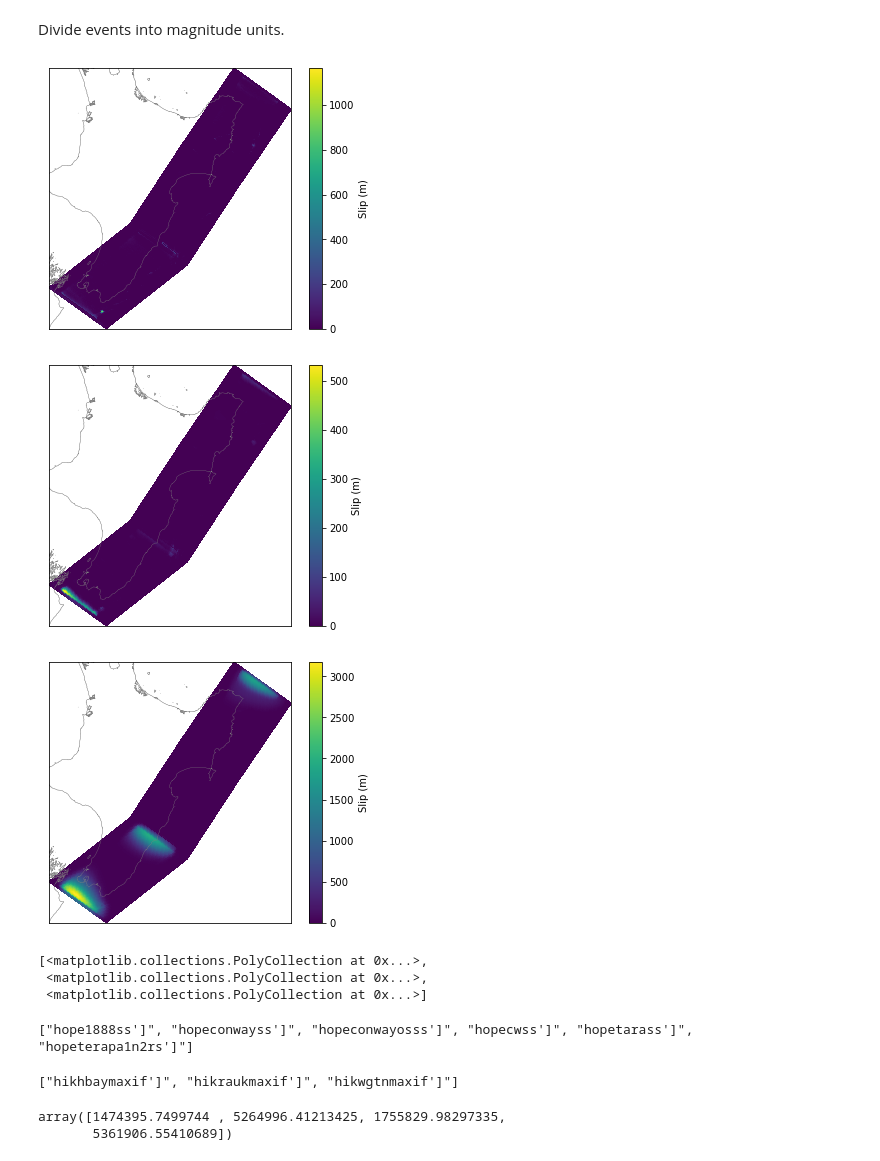
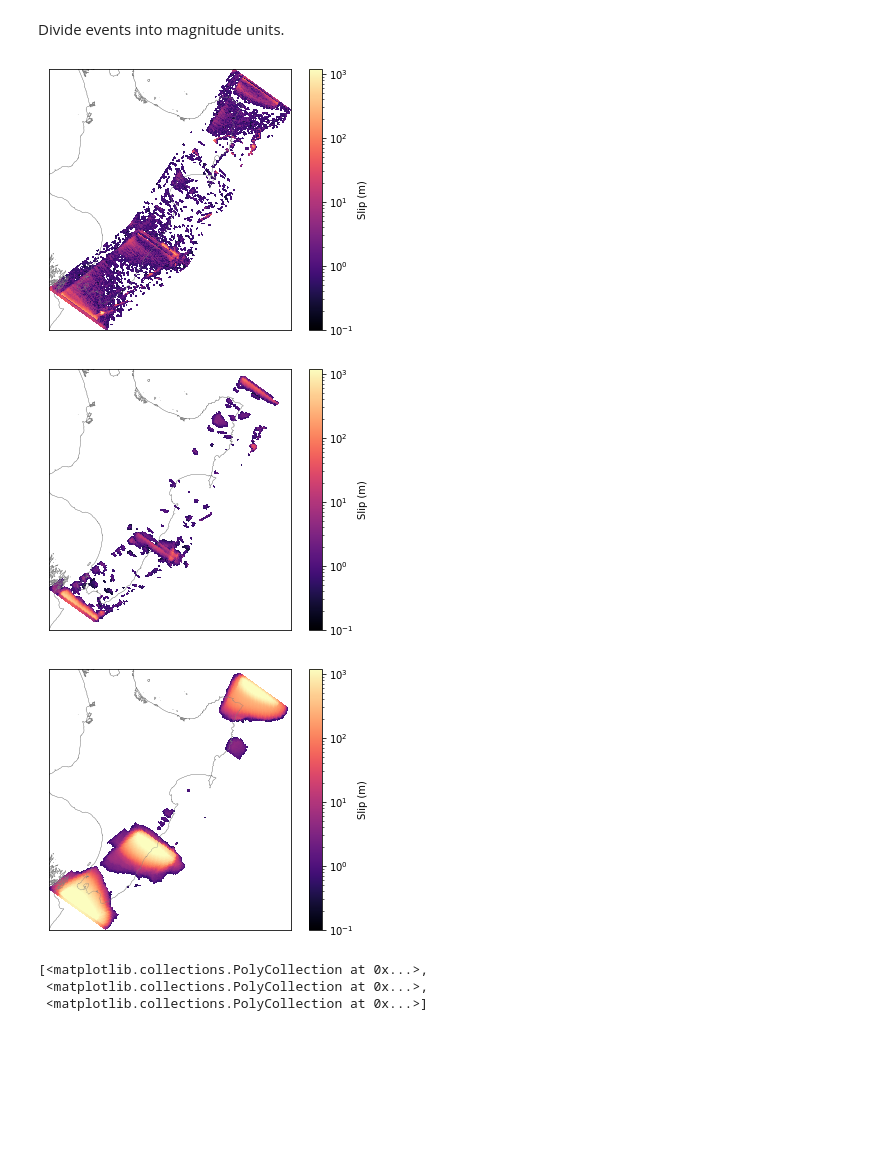
Before and after one commit to uc-eqgeo/rsqsim-python-tools, a Jupyter notebook: examples/rsqsim_api/visualization/plot_slip_by_mag.ipynb, the cells around one changed output. Saved outputs shown, nothing was run; the diff lists cells and outputs as text; code cells hidden in the pictures; blank space fills up the shorter version.

Commit message:
Change deprecated Shapely code in utilities.py trim catalogue in plot_slip_by_mag.ipynb by time + set up to plot on log scale

```diff
--- a/examples/rsqsim_api/visualization/plot_slip_by_mag.ipynb
+++ b/examples/rsqsim_api/visualization/plot_slip_by_mag.ipynb
@@ -21,3 +25,5 @@ whole_catalogue = RsqSimCatalogue.from_catalogue_file_and_lists(os.path.join(cat
+# %%
+short_catalogue=whole_catalogue.filter_whole_catalogue(min_t0=1e12)
 # %% [markdown]
 Identify faults of interest and select events rupturing these faults.
 # %%
@@ -28,7 +34,7 @@ fault_selection=RsqSimMultiFault([fault_model.name_dic[name] for name in faults2
 # %% [markdown]
 Find events on these faults.
 # %%
-events_on_fault=whole_catalogue.filter_by_fault(fault_selection, minimum_patches_per_fault=1)
+events_on_fault=short_catalogue.filter_by_fault(fault_selection, minimum_patches_per_fault=1)
 # %% [markdown]
 Divide events into magnitude units.
 # %%
@@ -47,24 +53,16 @@ for evlist in events526,events627,events728:
 # %%
 #plot an event
 fault_selection=RsqSimMultiFault([fault_model.name_dic[name] for name in faults2select])
-events526.plot_accumulated_slip_2d(fault_model=fault_selection,write="evTest.png",bounds=fault_selection.bounds)
-events627.plot_accumulated_slip_2d(fault_model=fault_selection,write="evTest.png",bounds=fault_selection.bounds)
-events728.plot_accumulated_slip_2d(fault_model=fault_selection,write="evTest.png",bounds=fault_selection.bounds)
+events526.plot_accumulated_slip_2d(fault_model=fault_selection,write="slip526.png",plot_log_scale=True,\
+                                   log_min=0.1, log_max=1200.)
+events627.plot_accumulated_slip_2d(fault_model=fault_selection,write="slip627.png",plot_log_scale=True, \
+                                   log_min=0.1, log_max=1200.)
+events728.plot_accumulated_slip_2d(fault_model=fault_selection,write="slip728.png",plot_log_scale=True, \
+                                   log_min=0.1, log_max=1200.)
 # %% [output]
-[figure, old version]
+[figure, new version]
-[figure, old version]
+[figure, new version]
-[figure, old version]
+[figure, new version]
 [<matplotlib.collections.PolyCollection at 0x...>,
  <matplotlib.collections.PolyCollection at 0x...>,
  <matplotlib.collections.PolyCollection at 0x...>]
-# %%
-print(faults2select)
-[name for name in fault_model.names if fnmatch.fnmatch(name, "hik*")]
-# %% [output]
-["hope1888ss']", "hopeconwayss']", "hopeconwayosss']", "hopecwss']", "hopetarass']", "hopeterapa1n2rs']"]
-["hikhbaymaxif']", "hikraukmaxif']", "hikwgtnmaxif']"]
-# %%
-fault_selection.bounds
-# %% [output]
-array([1474395.7499744 , 5264996.41213425, 1755829.98297335,
-       5361906.55410689])
```
Also changed, not shown: parts of 2 cells of this notebook, 2 other files.
